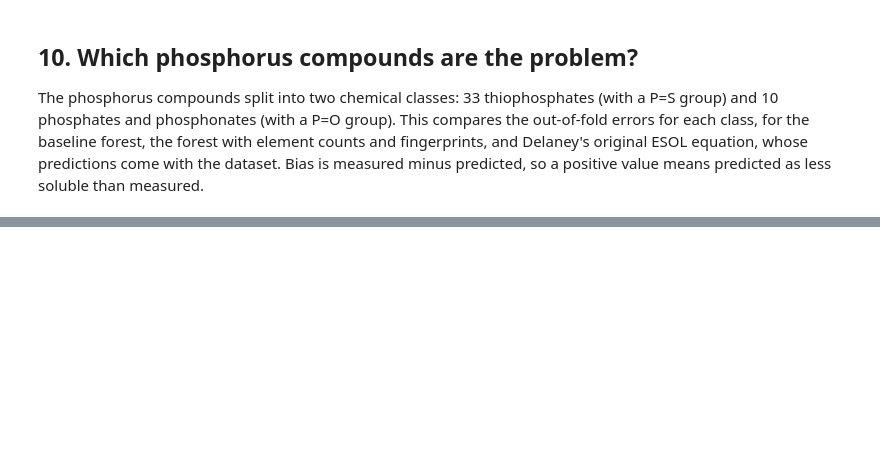
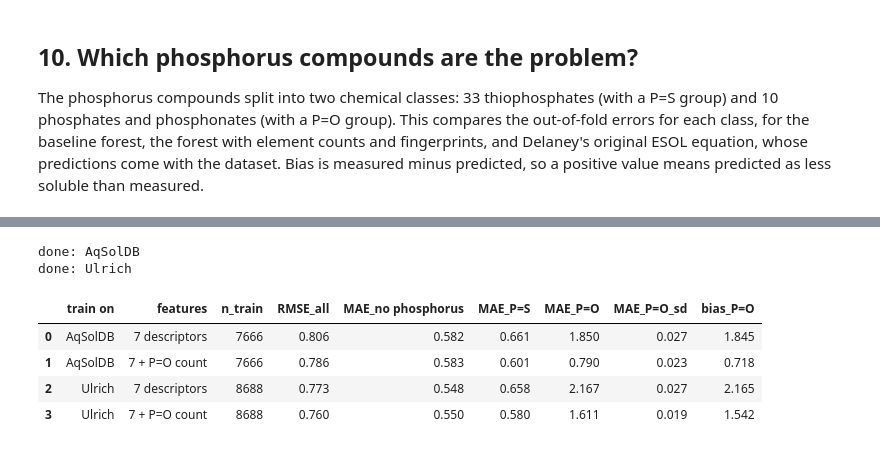
Before and after one commit to Ash679-ux/chem-ml-solubility, a Jupyter notebook: molecules.ipynb, the cells around one changed output, grey strips where cells are left out. Cells and saved outputs as stored; diff of their text form; code cells hidden in the pictures; blank space fills up the shorter version.

```diff
--- a/molecules.ipynb
+++ b/molecules.ipynb
@@ -325,6 +354,7 @@ tr_r, te_r = train_test_split(np.arange(len(df)), test_size=0.2, random_state=SE
 
 
 def fit_predict(Xf, train_idx, test_idx, seed=SEED):
+    """Fit a forest on the training rows of Xf and predict the test rows."""
     rf = RandomForestRegressor(n_estimators=300, random_state=seed, n_jobs=-1)
     rf.fit(Xf.iloc[train_idx], y.iloc[train_idx])
     return rf.predict(Xf.iloc[test_idx])
@@ -334,8 +364,8 @@ split_rows = []
 for name, Xf in feature_sets.items():
     for split, (a, b) in {"random": (tr_r, te_r), "scaffold": (tr, te)}.items():
         pred_b = fit_predict(Xf, a, b)
-        err = y.iloc[b].to_numpy() - pred_b
-        p = has_P.iloc[b].to_numpy()
+        err = y.iloc[b].to_numpy() - pred_b  # measured - predicted
+        p = has_P.iloc[b].to_numpy()         # which test molecules contain phosphorus
         split_rows.append({
             "features": name,
             "split": split,
@@ -347,6 +377,7 @@ for name, Xf in feature_sets.items():
 
 split_table = pd.DataFrame(split_rows)
 
+# check: the baseline rows should match the forest results from sections 3 and 4
 base = split_table[split_table["features"] == "7 descriptors (baseline)"].set_index("split")["RMSE"]
 earlier = results[results["model"] == "Random forest"].set_index("split")["RMSE"]
 print("baseline reproduces sections 3 and 4:", bool(np.allclose(base, earlier.loc[base.index], atol=1e-6)))
@@ -375,6 +406,7 @@ CV_SEEDS = [SEED, SEED + 1, SEED + 2]  # three different shuffles of the folds
 
 
 def cv_scores(Xf, seed):
+    """5-fold CV with one shuffle; errors split by phosphorus / no phosphorus."""
     rf = RandomForestRegressor(n_estimators=300, random_state=seed, n_jobs=-1)
     folds = KFold(n_splits=5, shuffle=True, random_state=seed)
     err = y - cross_val_predict(rf, Xf, y, cv=folds)  # out-of-fold error for every molecule
@@ -386,6 +418,7 @@ def cv_scores(Xf, seed):
     }
 
 
+# mean and standard deviation of each score over the three shuffles
 cv_rows = []
 for name, Xf in feature_sets.items():
     runs = pd.DataFrame([cv_scores(Xf, s) for s in CV_SEEDS])
@@ -533,10 +575,12 @@ from Solubility import CACHE
 
 raw = pd.read_csv(CACHE)
 assert (raw["smiles"] == df["smiles"]).all()  # same molecules in the same order
+# Delaney's own ESOL-equation predictions, shipped with the dataset
 esol_pred = raw["ESOL predicted log solubility in mols per litre"]
 
 
 def p_class(smiles):
+    """Classify a molecule by its phosphorus group, from the SMILES string."""
     if re.search(r"P\(=O\)|O=P", smiles):
         return "P=O"
     if re.search(r"P\(=S\)|S=P", smiles):
@@ -546,6 +590,7 @@ def p_class(smiles):
 
 group = df["smiles"].apply(p_class)
 
+# out-of-fold errors (measured - predicted) for two forests, plus the ESOL equation
 folds = KFold(n_splits=5, shuffle=True, random_state=SEED)
 errs = {}
 for name in ["7 descriptors (baseline)", "+ both"]:
@@ -554,6 +599,7 @@ for name in ["7 descriptors (baseline)", "+ both"]:
 errs["ESOL equation (Delaney)"] = y - esol_pred
 
 order = ["no phosphorus", "P=S", "P=O"]
+# MAE and bias for each phosphorus class
 p_table = pd.DataFrame({"n": group.value_counts()}).loc[order]
 for name, e in errs.items():
     p_table[f"MAE: {name}"] = e.abs().groupby(group).mean()
@@ -568,0 +808,43 @@ p_table.round(2)
+# %%
+classes = ["no phosphorus", "P=S", "P=O"]
+y_esol = esol["logS"].to_numpy()
+is_po = (esol["p_class"] == "P=O").to_numpy()  # the 10 P=O test compounds
+
+ext_rows, ext_pred = [], {}  # scores per model, and predictions averaged over seeds
+for d in big:
+    y_big = big[d]["logS"].to_numpy()
+    for f in FEATURES:
+        runs, preds = [], []
+        for seed in CV_SEEDS:
+            rf = RandomForestRegressor(n_estimators=300, random_state=seed, n_jobs=-1)
+            rf.fit(X_big[(d, f)], y_big)
+            pred = rf.predict(X_esol[f])
+            err = y_esol - pred  # measured - predicted
+            row = {"RMSE_all": np.sqrt((err ** 2).mean())}
+            for c in classes:
+                row[f"MAE_{c}"] = np.abs(err[(esol["p_class"] == c).to_numpy()]).mean()
+            row["bias_P=O"] = err[is_po].mean()
+            runs.append(row)
+            preds.append(pred)
+        # mean and standard deviation of each score over the three seeds
+        runs = pd.DataFrame(runs)
+        out = {"train on": d, "features": f, "n_train": len(y_big)}
+        for col in runs.columns:
+            out[col] = runs[col].mean()
+            out[col + "_sd"] = runs[col].std()
+        ext_rows.append(out)
+        ext_pred[(d, f)] = np.mean(preds, axis=0)
+    print("done:", d, flush=True)
+
+ext_table = pd.DataFrame(ext_rows)
+ext_table.round(3).to_csv("results_external.csv", index=False)
+ext_table[["train on", "features", "n_train", "RMSE_all",
+           "MAE_no phosphorus", "MAE_P=S", "MAE_P=O", "MAE_P=O_sd", "bias_P=O"]].round(3)
+# %% [output]
+done: AqSolDB
+done: Ulrich
+|  | train on | features | n_train | RMSE_all | MAE_no phosphorus | MAE_P=S | MAE_P=O | MAE_P=O_sd | bias_P=O |
+| 0 | AqSolDB | 7 descriptors | 7666 | 0.806 | 0.582 | 0.661 | 1.850 | 0.027 | 1.845 |
+| 1 | AqSolDB | 7 + P=O count | 7666 | 0.786 | 0.583 | 0.601 | 0.790 | 0.023 | 0.718 |
+| 2 | Ulrich | 7 descriptors | 8688 | 0.773 | 0.548 | 0.658 | 2.167 | 0.027 | 2.165 |
+| 3 | Ulrich | 7 + P=O count | 8688 | 0.760 | 0.550 | 0.580 | 1.611 | 0.019 | 1.542 |
```
Also changed, not shown: parts of 35 cells of this notebook, 6 other files.
